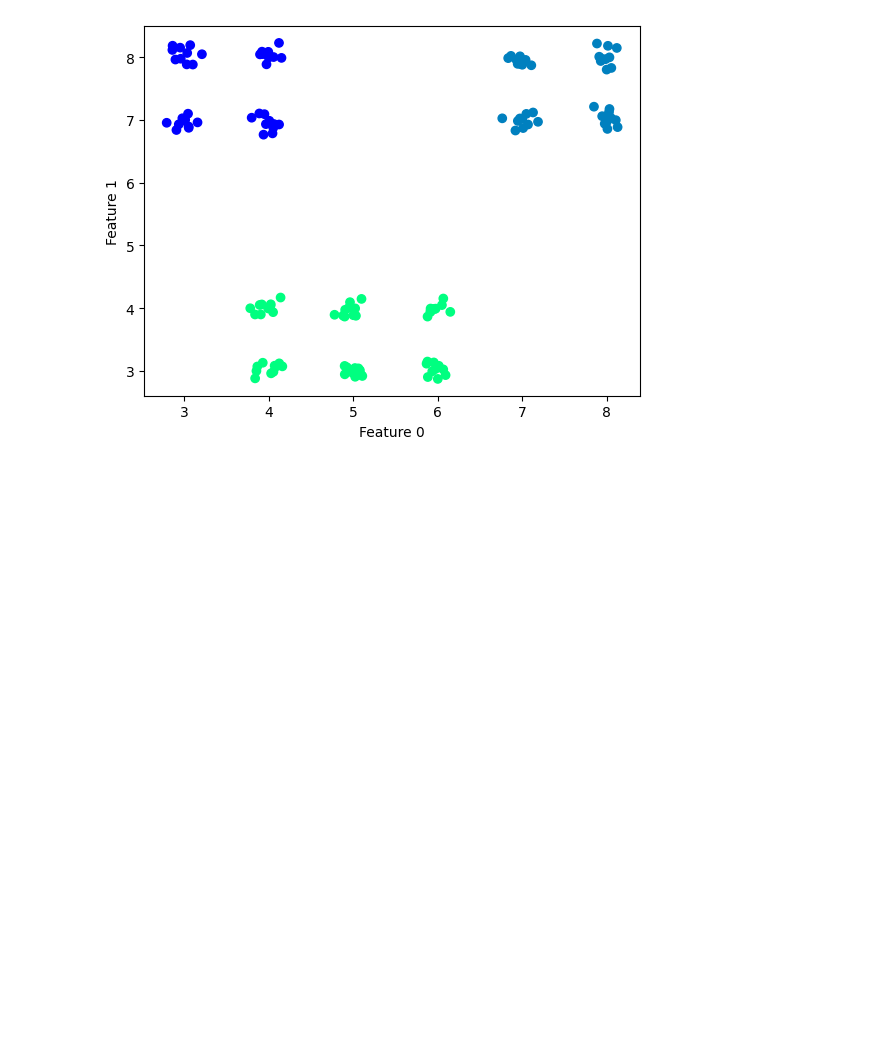
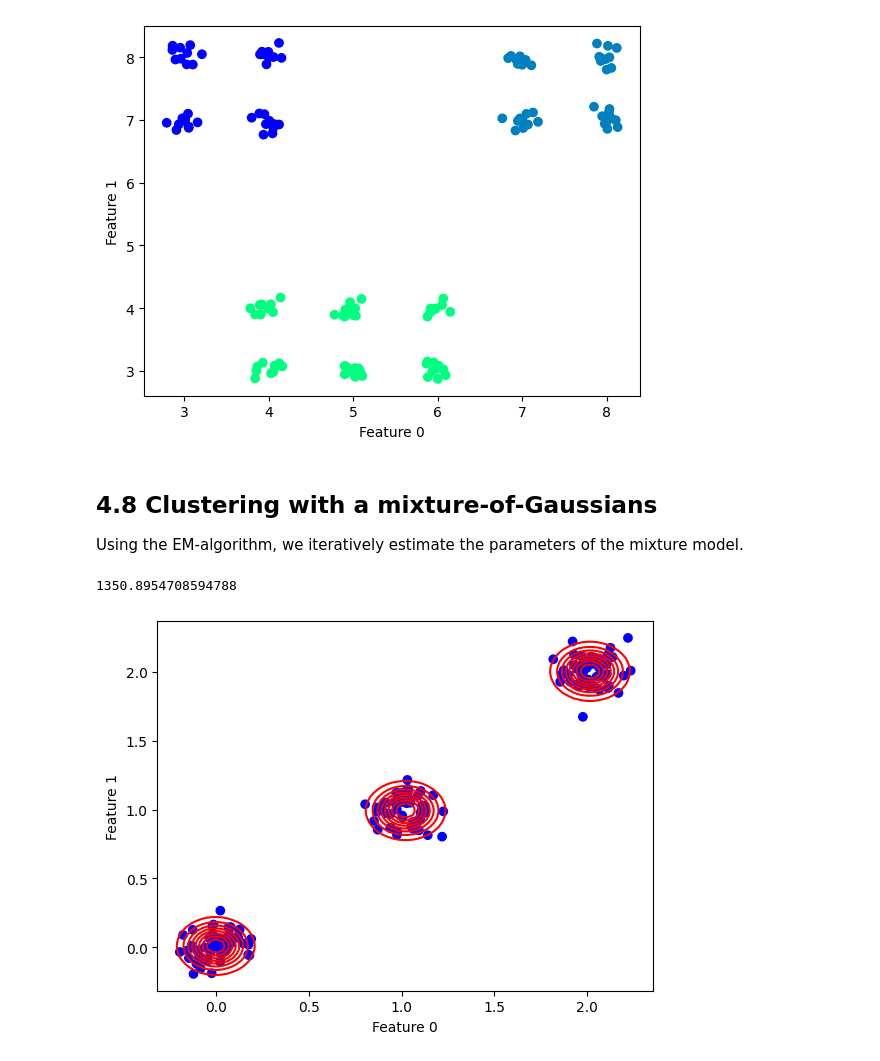
Before and after one commit to nadinekuo/MachineLearning1-Labs, a Jupyter notebook: 4-Clustering/clustering.ipynb, the cells around one changed output. Cells and saved outputs as stored; diff of their text form; code cells hidden in the pictures; blank space fills up the shorter version.

Commit message:
Mixture of Gaussians

```diff
--- a/4-Clustering/clustering.ipynb
+++ b/4-Clustering/clustering.ipynb
@@ -75,3 +75,26 @@ pr.scatterd(ds_new)
 [figure]
 [figure]
 [figure]
+# %% [markdown]
+## 4.8 Clustering with a mixture-of-Gaussians
+
+Using the EM-algorithm, we iteratively estimate the parameters of the mixture model.
+# %%
+ds = pr.read_mat('triclust')
+
+# Perform EM
+# The trained mapping outputs a probability density for each of the mixture components
+# In the case k=3, each x will return a vector of 3 probabilities, one for each cluster to possibly assign to
+w = pr.mog(ds, (3, 'sphr', 0.001)) # k, shape of covariance matrix (full, diag, sphr), regularization parameter for inverse covariance matrix
+
+pr.scatterd(ds)
+pr.plotm(w, nrlevels=10, colors='r', gridsize=100)   # plot the estimates
+
+# Compute the (log-)likelihood of some dataset by first summing the probabilities of all clusters
+# then take the log and add all log-probabilities of the full dataset
+pred = ds * w
+logL = np.sum(np.log(np.sum(+pred, axis=1)))
+print(logL)
+# %% [output]
+1350.8954708594788
+[figure, added]
```
Also changed, not shown: parts of 2 cells of this notebook, 4 other files.
